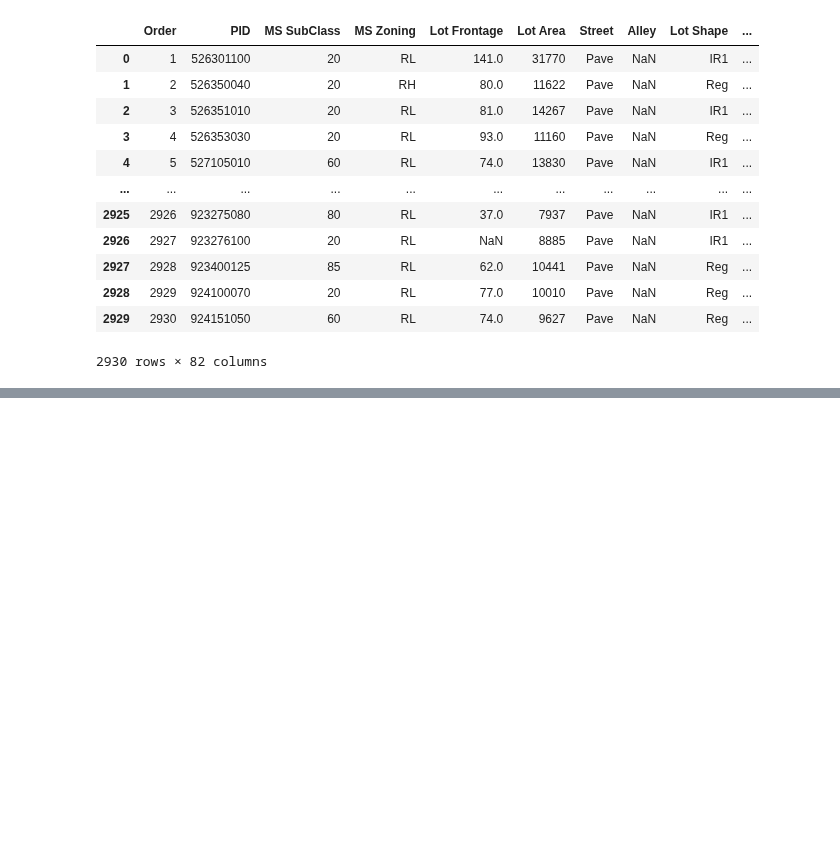
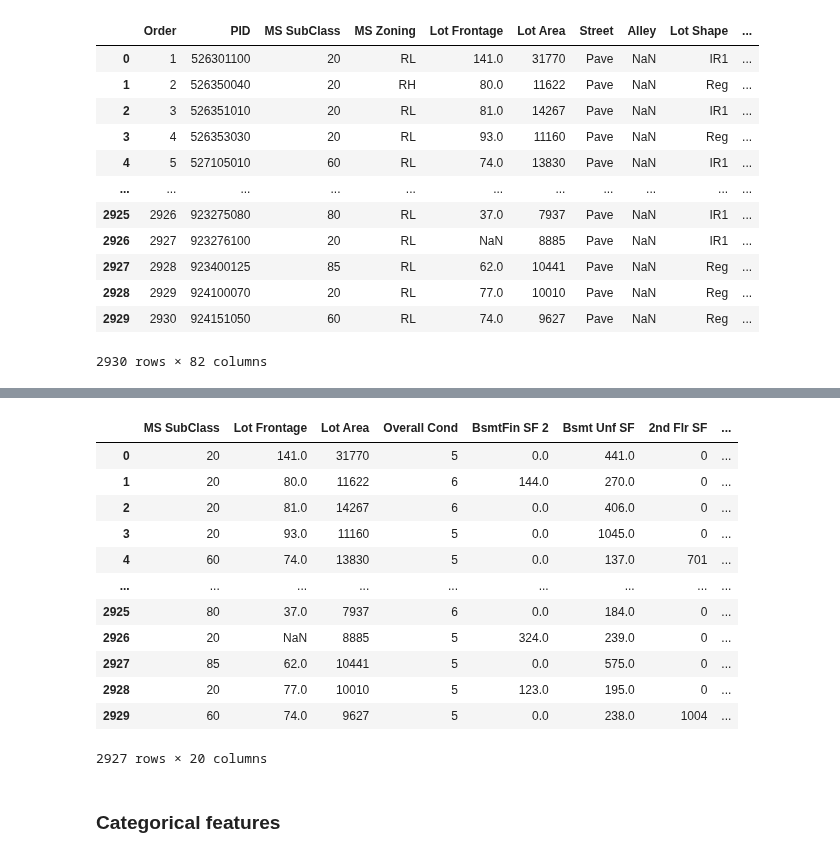
Before and after one commit to raduspaimoc/DataQuest-Projects, a Jupyter notebook: Regression Problems/Predicting House Sale Prices/Predicting House Sale Prices.ipynb, the cells around one changed output, grey strips where cells are left out. Saved outputs shown, nothing was run; the diff lists cells and outputs as text; code cells hidden in the pictures; blank space fills up the shorter version.

```diff
--- a/Regression Problems/Predicting House Sale Prices/Predicting House Sale Prices.ipynb
+++ b/Regression Problems/Predicting House Sale Prices/Predicting House Sale Prices.ipynb
@@ -112,0 +211,3 @@ print(rmse)
+# %%
+numerical_df = transformed_df.select_dtypes(include=["int", "float"])
+numerical_df.head(5)
@@ -112,0 +221,3 @@ print(rmse)
+# %%
+abs_corr_coeffs = numerical_df.corr()["SalePrice"].abs().sort_values(ascending=False)
+abs_corr_coeffs
@@ -112,0 +242,20 @@ print(rmse)
+# %%
+numerical_df = numerical_df.drop(abs_corr_coeffs[abs_corr_coeffs > 0.4].index, axis=1)
+# %%
+numerical_df
+# %% [output]
+|  | MS SubClass | Lot Frontage | Lot Area | Overall Cond | BsmtFin SF 2 | Bsmt Unf SF | 2nd Flr SF | ... |
+| 0 | 20 | 141.0 | 31770 | 5 | 0.0 | 441.0 | 0 | ... |
+| 1 | 20 | 80.0 | 11622 | 6 | 144.0 | 270.0 | 0 | ... |
+| 2 | 20 | 81.0 | 14267 | 6 | 0.0 | 406.0 | 0 | ... |
+| 3 | 20 | 93.0 | 11160 | 5 | 0.0 | 1045.0 | 0 | ... |
+| 4 | 60 | 74.0 | 13830 | 5 | 0.0 | 137.0 | 701 | ... |
+| ... | ... | ... | ... | ... | ... | ... | ... | ... |
+| 2925 | 80 | 37.0 | 7937 | 6 | 0.0 | 184.0 | 0 | ... |
+| 2926 | 20 | NaN | 8885 | 5 | 324.0 | 239.0 | 0 | ... |
+| 2927 | 85 | 62.0 | 10441 | 5 | 0.0 | 575.0 | 0 | ... |
+| 2928 | 20 | 77.0 | 10010 | 5 | 123.0 | 195.0 | 0 | ... |
+| 2929 | 60 | 74.0 | 9627 | 5 | 0.0 | 238.0 | 1004 | ... |
+2927 rows × 20 columns
+# %% [markdown]
+### Categorical features
```
Also changed, not shown: parts of 23 cells of this notebook.
